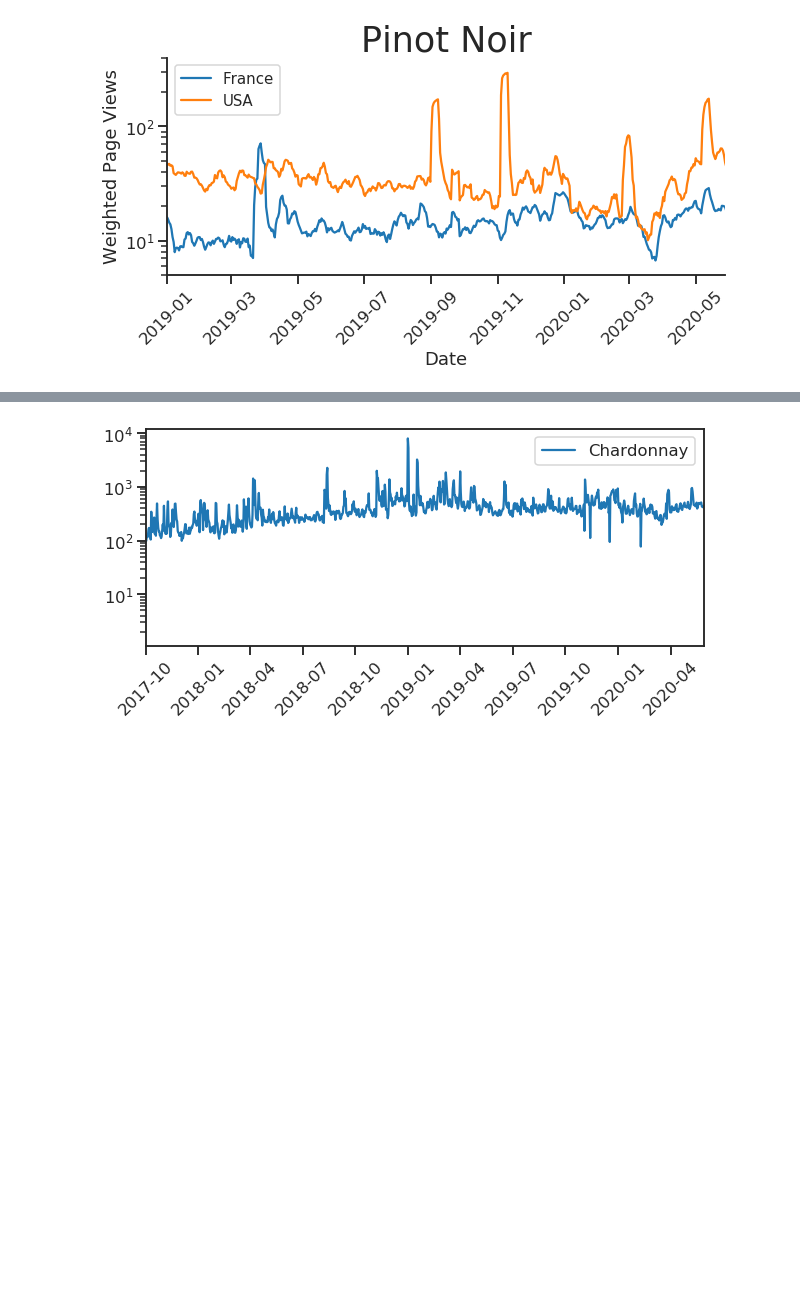
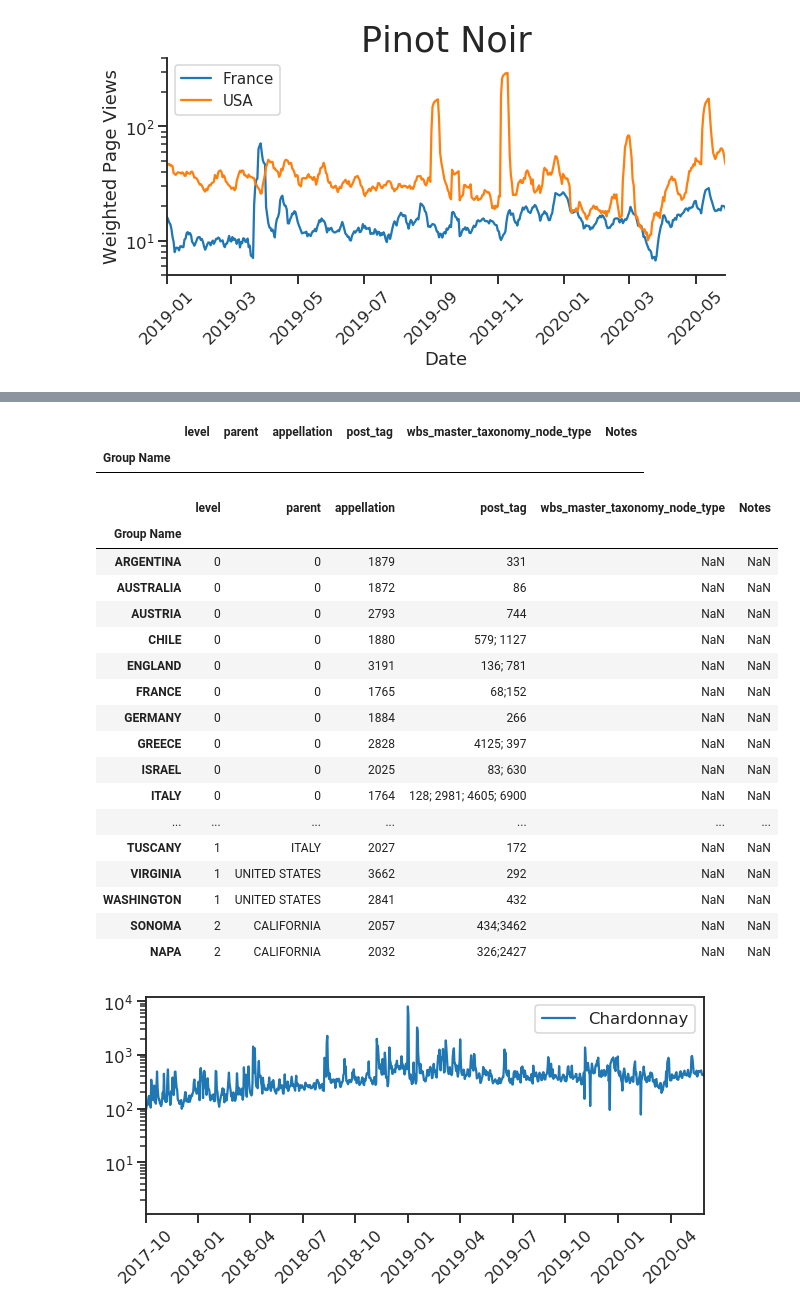
Before and after one commit to JocelynF/WineRegions, a Jupyter notebook: Testing Page Weights.ipynb, the cells around one changed output, grey strips where cells are left out. Cells and saved outputs as stored; diff of their text form; code cells hidden in the pictures; blank space fills up the shorter version.

```diff
--- a/Testing Page Weights.ipynb
+++ b/Testing Page Weights.ipynb
@@ -194,3 +320,29 @@ plt.show()
+# %%
+ all_categories1[all_categories1['parent']==names[i]]
+# %% [output]
+|  | level | parent | appellation | post_tag | wbs_master_taxonomy_node_type | Notes |
+| Group Name |  |  |  |  |  |  |
+# %%
+all_categories1['']
+# %% [output]
+|  | level | parent | appellation | post_tag | wbs_master_taxonomy_node_type | Notes |
+| Group Name |  |  |  |  |  |  |
+| ARGENTINA | 0 | 0 | 1879 | 331 | NaN | NaN |
+| AUSTRALIA | 0 | 0 | 1872 | 86 | NaN | NaN |
+| AUSTRIA | 0 | 0 | 2793 | 744 | NaN | NaN |
+| CHILE | 0 | 0 | 1880 | 579; 1127 | NaN | NaN |
+| ENGLAND | 0 | 0 | 3191 | 136; 781 | NaN | NaN |
+| FRANCE | 0 | 0 | 1765 | 68;152 | NaN | NaN |
+| GERMANY | 0 | 0 | 1884 | 266 | NaN | NaN |
+| GREECE | 0 | 0 | 2828 | 4125; 397 | NaN | NaN |
+| ISRAEL | 0 | 0 | 2025 | 83; 630 | NaN | NaN |
+| ITALY | 0 | 0 | 1764 | 128; 2981; 4605; 6900 | NaN | NaN |
+| ... | ... | ... | ... | ... | ... | ... |
+| TUSCANY | 1 | ITALY | 2027 | 172 | NaN | NaN |
+| VIRGINIA | 1 | UNITED STATES | 3662 | 292 | NaN | NaN |
+| WASHINGTON | 1 | UNITED STATES | 2841 | 432 | NaN | NaN |
+| SONOMA | 2 | CALIFORNIA | 2057 | 434;3462 | NaN | NaN |
+| NAPA | 2 | CALIFORNIA | 2032 | 326;2427 | NaN | NaN |
 # %%
 plt.figure(figsize = (10,4))
 plt.plot(views_unfilt['DATE'],views_unfilt['PINOT NOIR'])#.rolling(window=7).mean())
```
Also changed, not shown: parts of 7 cells of this notebook, 3 other files.
